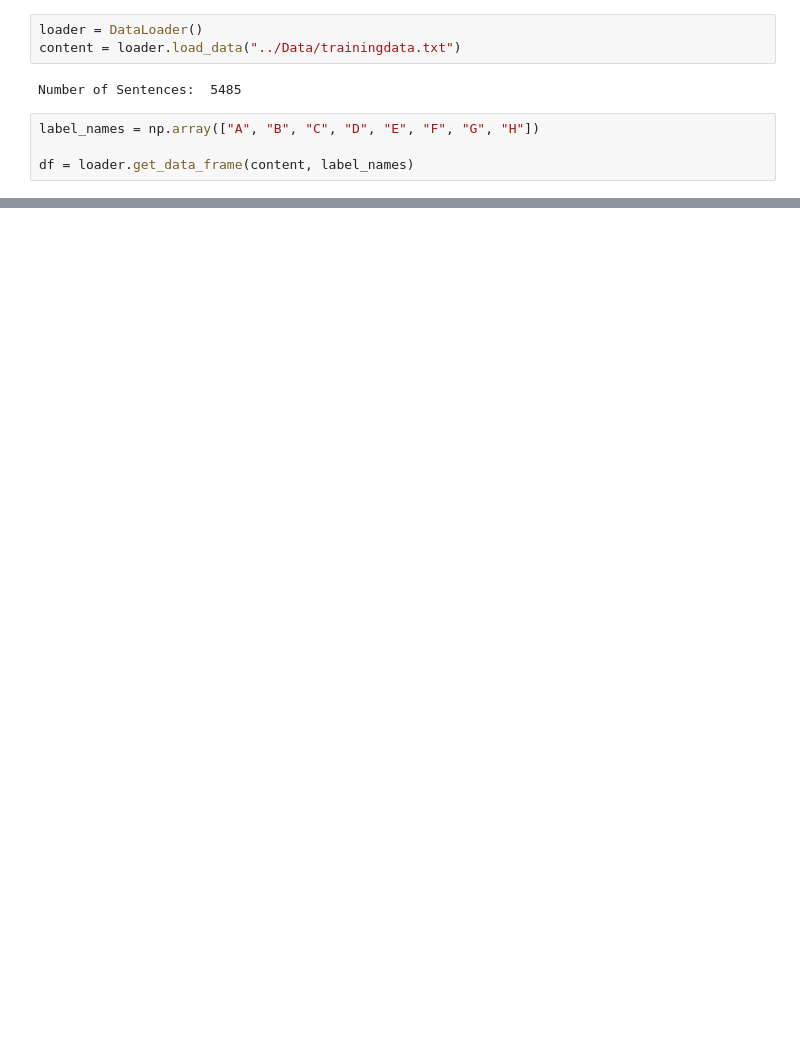
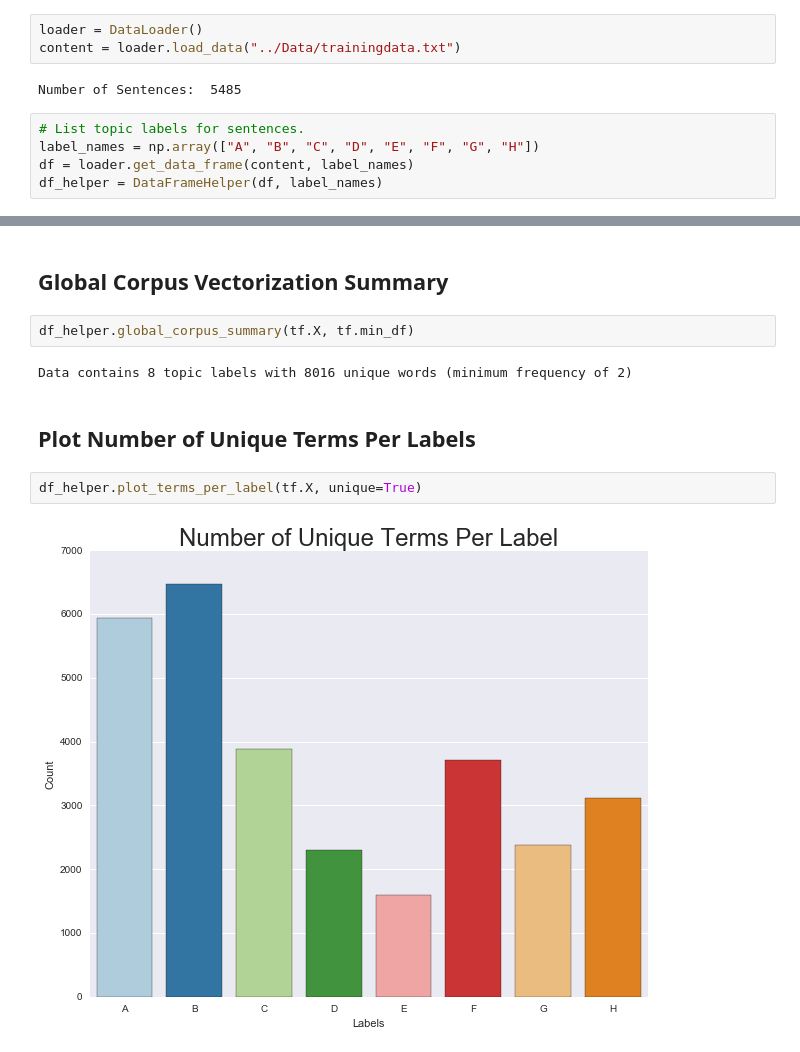
Before and after one commit to MarvinBertin/Text_Classification_ML_Exploration, a Jupyter notebook: 1-Label_Term_Summary_Statistics/Label_Term_Distribution.ipynb, the cells around one changed output, grey strips where cells are left out. Saved outputs shown, nothing was run; the diff lists cells and outputs as text; blank space fills up the shorter version.

Commit message:
add term_fre_helper and data_frame_helper

```diff
--- a/1-Label_Term_Summary_Statistics/Label_Term_Distribution.ipynb
+++ b/1-Label_Term_Summary_Statistics/Label_Term_Distribution.ipynb
@@ -15,6 +24,7 @@ content = loader.load_data("../Data/trainingdata.txt")
 # %% [output]
 Number of Sentences:  5485
 # %%
+# List topic labels for sentences.
 label_names = np.array(["A", "B", "C", "D", "E", "F", "G", "H"])
-
 df = loader.get_data_frame(content, label_names)
+df_helper = DataFrameHelper(df, label_names)
@@ -88,0 +91,12 @@ for idx, label in enumerate(label_names):
+# %% [markdown]
+## Global Corpus Vectorization Summary
+# %%
+df_helper.global_corpus_summary(tf.X, tf.min_df)
+# %% [output]
+Data contains 8 topic labels with 8016 unique words (minimum frequency of 2)
+# %% [markdown]
+## Plot Number of Unique Terms Per Labels
+# %%
+df_helper.plot_terms_per_label(tf.X, unique=True)
+# %% [output]
+[figure, added]
```
Also changed, not shown: parts of 24 cells of this notebook, 3 other files.
